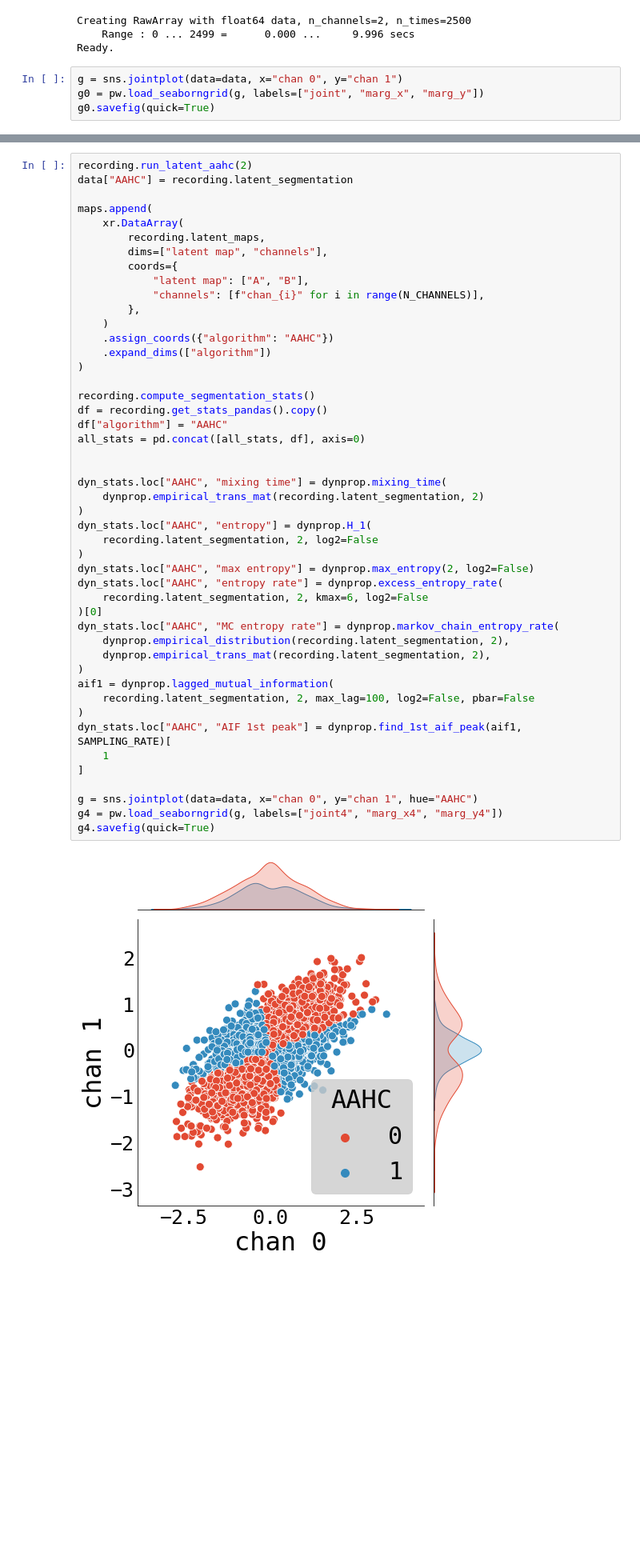
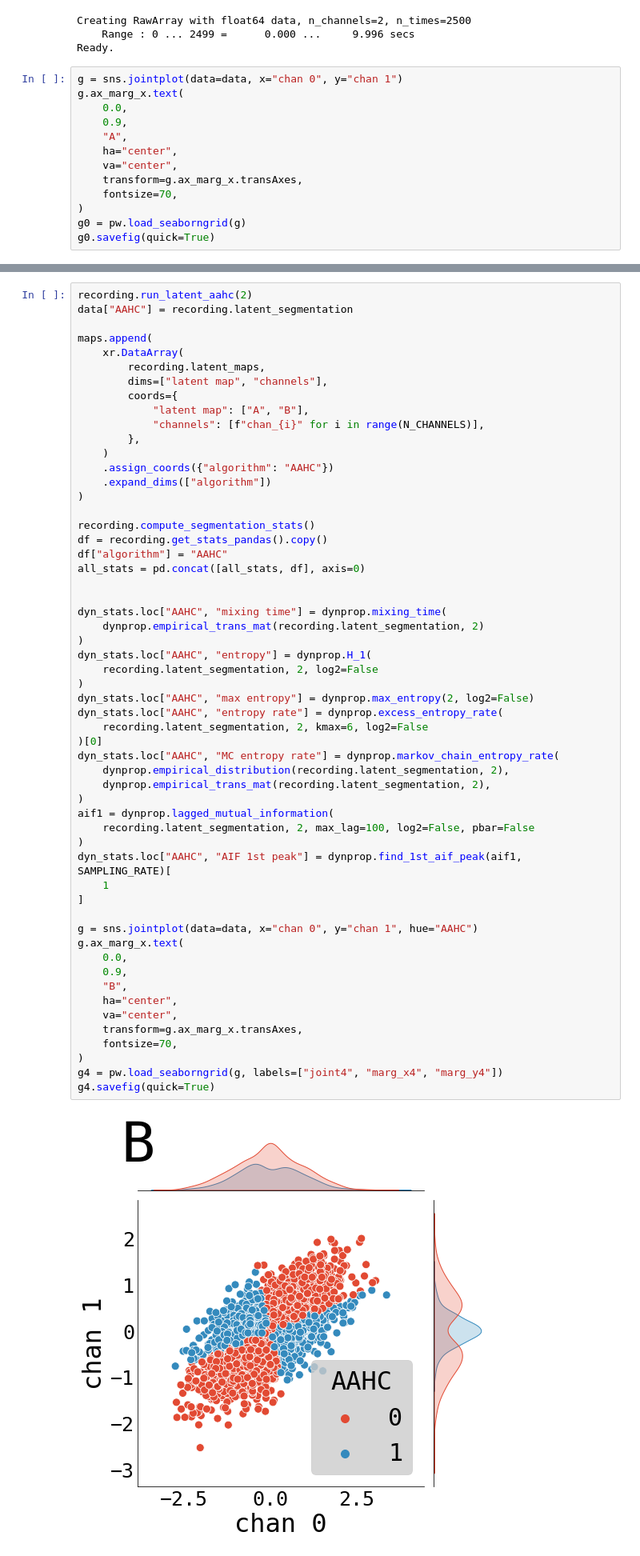
Before and after one commit to jajcayn/eeg_latent_space, a Jupyter notebook: notebooks/paper/gaussian_data_2d.ipynb, the cells around one changed output, grey strips where cells are left out. Shown at 80% size. Cells and saved outputs as stored; diff of their text form; blank space fills up the shorter version.

```diff
--- a/notebooks/paper/gaussian_data_2d.ipynb
+++ b/notebooks/paper/gaussian_data_2d.ipynb
@@ -54,6 +54,15 @@ Creating RawArray with float64 data, n_channels=2, n_times=2500
 Ready.
 # %%
 g = sns.jointplot(data=data, x="chan 0", y="chan 1")
-g0 = pw.load_seaborngrid(g, labels=["joint", "marg_x", "marg_y"])
+g.ax_marg_x.text(
+    0.0,
+    0.9,
+    "A",
+    ha="center",
+    va="center",
+    transform=g.ax_marg_x.transAxes,
+    fontsize=70,
+)
+g0 = pw.load_seaborngrid(g)
 g0.savefig(quick=True)
 # %% [output]
@@ -226,34 +235,43 @@ recording.compute_segmentation_stats()
 df = recording.get_stats_pandas().copy()
 df["algorithm"] = "AAHC"
 all_stats = pd.concat([all_stats, df], axis=0)
 
 
 dyn_stats.loc["AAHC", "mixing time"] = dynprop.mixing_time(
     dynprop.empirical_trans_mat(recording.latent_segmentation, 2)
 )
 dyn_stats.loc["AAHC", "entropy"] = dynprop.H_1(
     recording.latent_segmentation, 2, log2=False
 )
 dyn_stats.loc["AAHC", "max entropy"] = dynprop.max_entropy(2, log2=False)
 dyn_stats.loc["AAHC", "entropy rate"] = dynprop.excess_entropy_rate(
     recording.latent_segmentation, 2, kmax=6, log2=False
 )[0]
 dyn_stats.loc["AAHC", "MC entropy rate"] = dynprop.markov_chain_entropy_rate(
     dynprop.empirical_distribution(recording.latent_segmentation, 2),
     dynprop.empirical_trans_mat(recording.latent_segmentation, 2),
 )
 aif1 = dynprop.lagged_mutual_information(
     recording.latent_segmentation, 2, max_lag=100, log2=False, pbar=False
 )
 dyn_stats.loc["AAHC", "AIF 1st peak"] = dynprop.find_1st_aif_peak(aif1, SAMPLING_RATE)[
     1
 ]
 
 g = sns.jointplot(data=data, x="chan 0", y="chan 1", hue="AAHC")
+g.ax_marg_x.text(
+    0.0,
+    0.9,
+    "B",
+    ha="center",
+    va="center",
+    transform=g.ax_marg_x.transAxes,
+    fontsize=70,
+)
 g4 = pw.load_seaborngrid(g, labels=["joint4", "marg_x4", "marg_y4"])
 g4.savefig(quick=True)
 # %% [output]
-[figure, old version]
+[figure, new version]
 # %%
 recording.run_latent_taahc(2)
 data["TAAHC"] = recording.latent_segmentation
```
Also changed, not shown: parts of 6 cells of this notebook, 7 other files.
